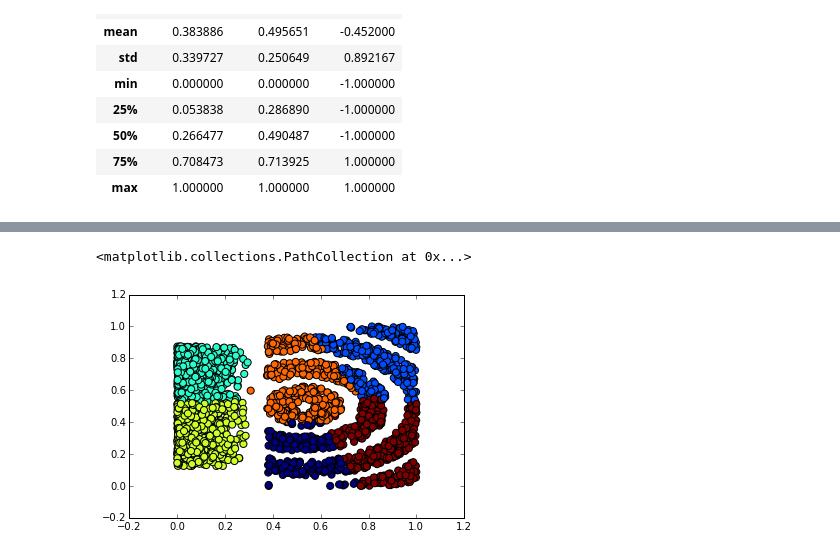
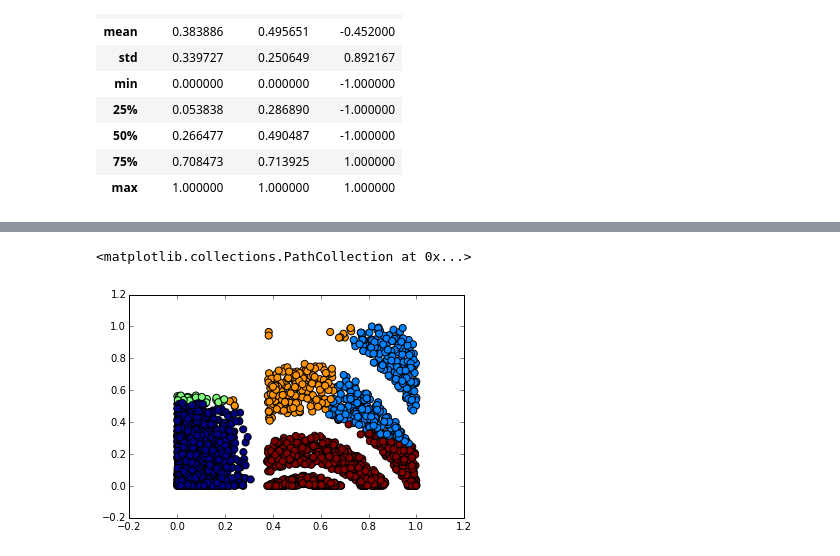
Before and after one commit to du-phan/AI_project, a Jupyter notebook: Kohonen_map.ipynb, the cells around one changed output, grey strips where cells are left out. Saved outputs shown, nothing was run; the diff lists cells and outputs as text; code cells hidden in the pictures.

```diff
--- a/Kohonen_map.ipynb
+++ b/Kohonen_map.ipynb
@@ -182,4 +181,0 @@ array([5, 1, 4, 4, 4, 1, 1, 3, 1, 1, 3, 3, 5, 3, 0, 1, 2, 5, 2, 5, 4, 1, 4,
-# %%
-predicted_cluster = kmeans.predict(df[['x','y']])
-# %%
-df['Cluster'] = predicted_cluster
@@ -194,0 +182,6 @@ df.head()
+# %%
+df2 = df.copy()
+df2.y = df2.y - df2.y.mean()
+df2.y = np.square(df2.y)
+df2 = normalize(df2)
+df2.head()
@@ -194,0 +204,14 @@ df.head()
+# %%
+kmeans = cluster.KMeans(n_clusters = 5)
+
+t = result2.copy()
+
+t.resize(7*7,2)
+
+kmeans.fit(t)
+
+labels = kmeans.labels_
+
+df2['Cluster'] = predicted_cluster
+predicted_cluster = kmeans.predict(df2[['x','y']])
+df2.head()
@@ -195,5 +225,5 @@ df.head()
 # %%
-plt.scatter(df.x,df.y,c=df.Cluster, s=50)
+plt.scatter(df2.x,df2.y,c=df2.Cluster, s=50)
 # %% [output]
 <matplotlib.collections.PathCollection at 0x...>
-[figure, old version]
+[figure, new version]
```
Also changed, not shown: parts of 16 cells of this notebook, 4 other files.
